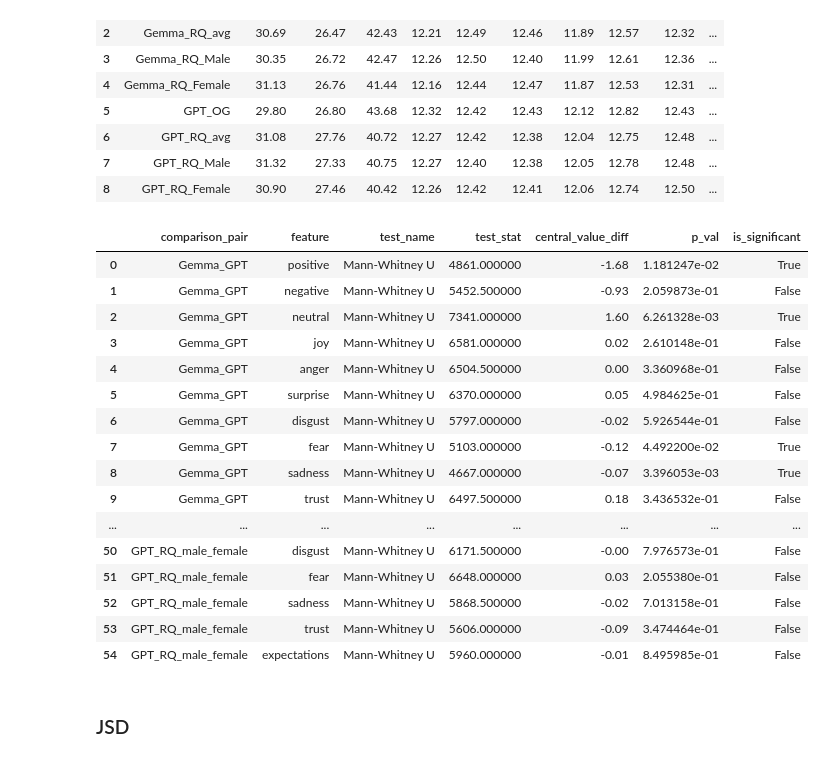
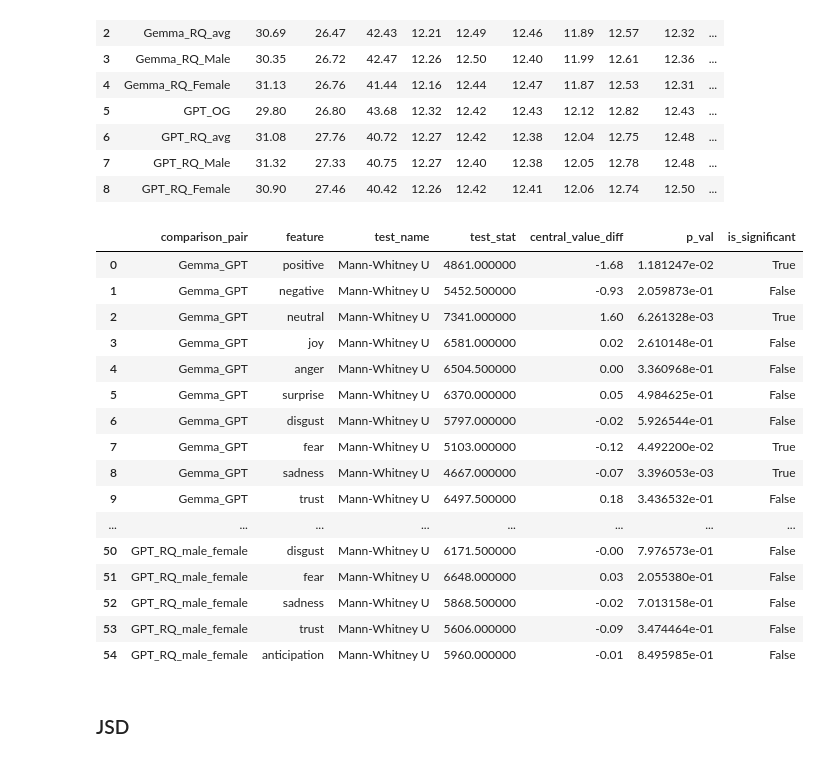
Before and after one commit to HrishitaC/InsideOut2, a Jupyter notebook: Code/analysis.ipynb, the cells around one changed output. Saved outputs shown, nothing was run; the diff lists cells and outputs as text; code cells hidden in the pictures.

```diff
--- a/Code/analysis.ipynb
+++ b/Code/analysis.ipynb
@@ -191,7 +191,7 @@ gpt_RQ_female_EP = gpt_RQ_EP.loc[gpt_RQ_EP["gender"]=="female"]
 # %%
 ## descriptive stats for EP
 
-emo_features = ["positive", "negative", "neutral", "joy", "anger", "surprise", "disgust", "fear", "sadness", "trust", "expectations"]
+emo_features = ["positive", "negative", "neutral", "joy", "anger", "surprise", "disgust", "fear", "sadness", "trust", "anticipation"]
 
 query_EP_avg = ["Prompts"] + [round(np.median(query_EP[emo]), 2) for emo in emo_features]
 
@@ -234,7 +234,7 @@ avg_EP_df
 from scipy.stats import ttest_ind, mannwhitneyu, shapiro, f_oneway, kruskal, ttest_1samp
 
 def emo_feature_significance_test(group_name, df1, df2):
-    emo_features = ["positive", "negative", "neutral", "joy", "anger", "surprise", "disgust", "fear", "sadness", "trust", "expectations"]
+    emo_features = ["positive", "negative", "neutral", "joy", "anger", "surprise", "disgust", "fear", "sadness", "trust", "anticipation"]
     signficance_test = []
 
     for emo in emo_features:
@@ -253,34 +253,34 @@ def emo_feature_significance_test(group_name, df1, df2):
     return signficance_test
 
 Gemma_GPT = emo_feature_significance_test("Gemma_GPT", gemma_OG_EP, gpt_OG_EP)
 Gemma_OG_RQ = emo_feature_significance_test("Gemma_OG_RQ", gemma_OG_EP, gemma_RQ_avg_EP)
 Gemma_RQ = emo_feature_significance_test("Gemma_RQ_male_female", gemma_RQ_male_EP, gemma_RQ_female_EP)
 GPT_OG_RQ = emo_feature_significance_test("GPT_OG_RQ", gpt_OG_EP, gpt_RQ_avg_EP)
 GPT_RQ = emo_feature_significance_test("GPT_RQ_male_female", gpt_RQ_male_EP, gpt_RQ_female_EP)
 
 all_tests = Gemma_GPT + Gemma_OG_RQ + Gemma_RQ + GPT_OG_RQ + GPT_RQ
 
 signficance_test_df = pd.DataFrame(all_tests, columns=["comparison_pair", "feature", "test_name", "test_stat", "central_value_diff", "p_val", "is_significant"])
 signficance_test_df.to_csv("../Stats/significance_tests_features.csv", index=False)
 signficance_test_df
 # %% [output]
 |  | comparison_pair | feature | test_name | test_stat | central_value_diff | p_val | is_significant |
 | 0 | Gemma_GPT | positive | Mann-Whitney U | 4861.000000 | -1.68 | 1.181247e-02 | True |
 | 1 | Gemma_GPT | negative | Mann-Whitney U | 5452.500000 | -0.93 | 2.059873e-01 | False |
 | 2 | Gemma_GPT | neutral | Mann-Whitney U | 7341.000000 | 1.60 | 6.261328e-03 | True |
 | 3 | Gemma_GPT | joy | Mann-Whitney U | 6581.000000 | 0.02 | 2.610148e-01 | False |
 | 4 | Gemma_GPT | anger | Mann-Whitney U | 6504.500000 | 0.00 | 3.360968e-01 | False |
 | 5 | Gemma_GPT | surprise | Mann-Whitney U | 6370.000000 | 0.05 | 4.984625e-01 | False |
 | 6 | Gemma_GPT | disgust | Mann-Whitney U | 5797.000000 | -0.02 | 5.926544e-01 | False |
 | 7 | Gemma_GPT | fear | Mann-Whitney U | 5103.000000 | -0.12 | 4.492200e-02 | True |
 | 8 | Gemma_GPT | sadness | Mann-Whitney U | 4667.000000 | -0.07 | 3.396053e-03 | True |
 | 9 | Gemma_GPT | trust | Mann-Whitney U | 6497.500000 | 0.18 | 3.436532e-01 | False |
 | ... | ... | ... | ... | ... | ... | ... | ... |
 | 50 | GPT_RQ_male_female | disgust | Mann-Whitney U | 6171.500000 | -0.00 | 7.976573e-01 | False |
 | 51 | GPT_RQ_male_female | fear | Mann-Whitney U | 6648.000000 | 0.03 | 2.055380e-01 | False |
 | 52 | GPT_RQ_male_female | sadness | Mann-Whitney U | 5868.500000 | -0.02 | 7.013158e-01 | False |
 | 53 | GPT_RQ_male_female | trust | Mann-Whitney U | 5606.000000 | -0.09 | 3.474464e-01 | False |
-| 54 | GPT_RQ_male_female | expectations | Mann-Whitney U | 5960.000000 | -0.01 | 8.495985e-01 | False |
+| 54 | GPT_RQ_male_female | anticipation | Mann-Whitney U | 5960.000000 | -0.01 | 8.495985e-01 | False |
 # %% [markdown]
 ### JSD
 # %%
```
Also changed, not shown: parts of 10 cells of this notebook, 34 other files.
